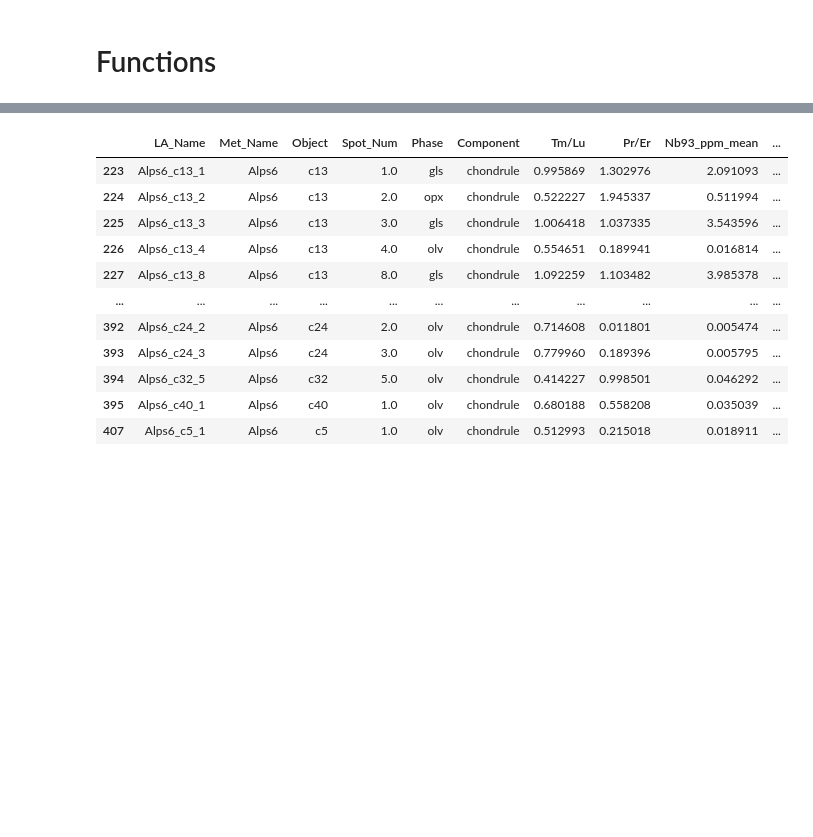
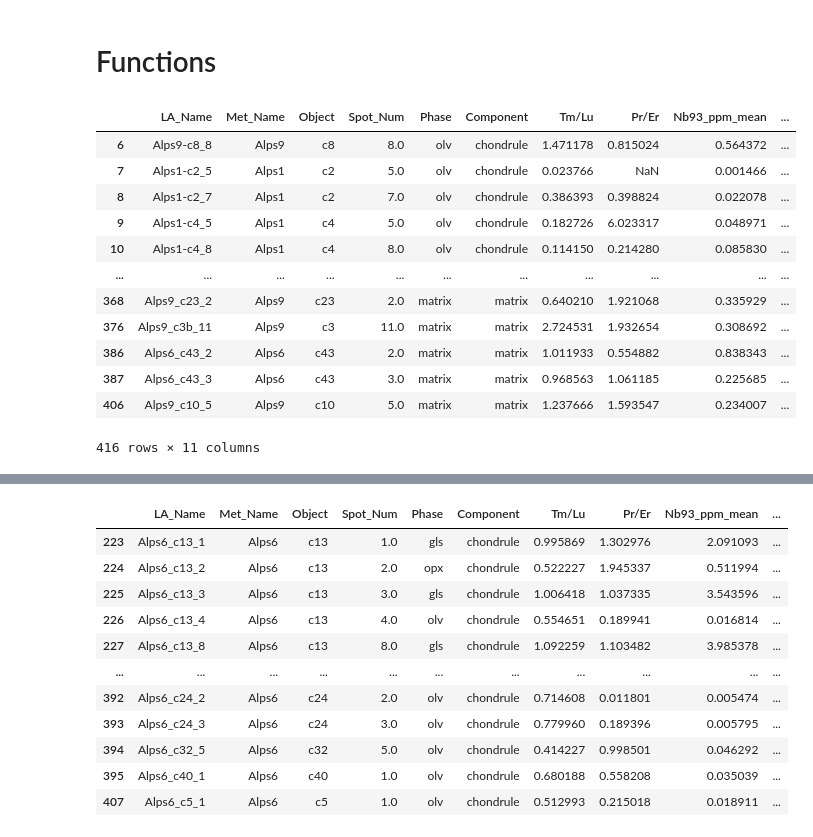
Before and after one commit to JGCAITLIN/HFSE, a Jupyter notebook: prelim_plotting.ipynb, the cells around one changed output, grey strips where cells are left out. Drawn from its saved outputs; the diff is of its cells as text; code cells hidden in the pictures; blank space fills up the shorter version.

```diff
--- a/prelim_plotting.ipynb
+++ b/prelim_plotting.ipynb
@@ -312,3 +312,19 @@ def sub_df(pd_df, meteorite='all', obj='all', spots='all', phase='all', element=
             df.iloc[:, -1] = remove_outliers(last_col)
 
     return df
+# %%
+nbta
+# %% [output]
+|  | LA_Name | Met_Name | Object | Spot_Num | Phase | Component | Tm/Lu | Pr/Er | Nb93_ppm_mean | ... |
+| 6 | Alps9-c8_8 | Alps9 | c8 | 8.0 | olv | chondrule | 1.471178 | 0.815024 | 0.564372 | ... |
+| 7 | Alps1-c2_5 | Alps1 | c2 | 5.0 | olv | chondrule | 0.023766 | NaN | 0.001466 | ... |
+| 8 | Alps1-c2_7 | Alps1 | c2 | 7.0 | olv | chondrule | 0.386393 | 0.398824 | 0.022078 | ... |
+| 9 | Alps1-c4_5 | Alps1 | c4 | 5.0 | olv | chondrule | 0.182726 | 6.023317 | 0.048971 | ... |
+| 10 | Alps1-c4_8 | Alps1 | c4 | 8.0 | olv | chondrule | 0.114150 | 0.214280 | 0.085830 | ... |
+| ... | ... | ... | ... | ... | ... | ... | ... | ... | ... | ... |
+| 368 | Alps9_c23_2 | Alps9 | c23 | 2.0 | matrix | matrix | 0.640210 | 1.921068 | 0.335929 | ... |
+| 376 | Alps9_c3b_11 | Alps9 | c3 | 11.0 | matrix | matrix | 2.724531 | 1.932654 | 0.308692 | ... |
+| 386 | Alps6_c43_2 | Alps6 | c43 | 2.0 | matrix | matrix | 1.011933 | 0.554882 | 0.838343 | ... |
+| 387 | Alps6_c43_3 | Alps6 | c43 | 3.0 | matrix | matrix | 0.968563 | 1.061185 | 0.225685 | ... |
+| 406 | Alps9_c10_5 | Alps9 | c10 | 5.0 | matrix | matrix | 1.237666 | 1.593547 | 0.234007 | ... |
+416 rows × 11 columns
```
Also changed, not shown: parts of 8 cells of this notebook.
